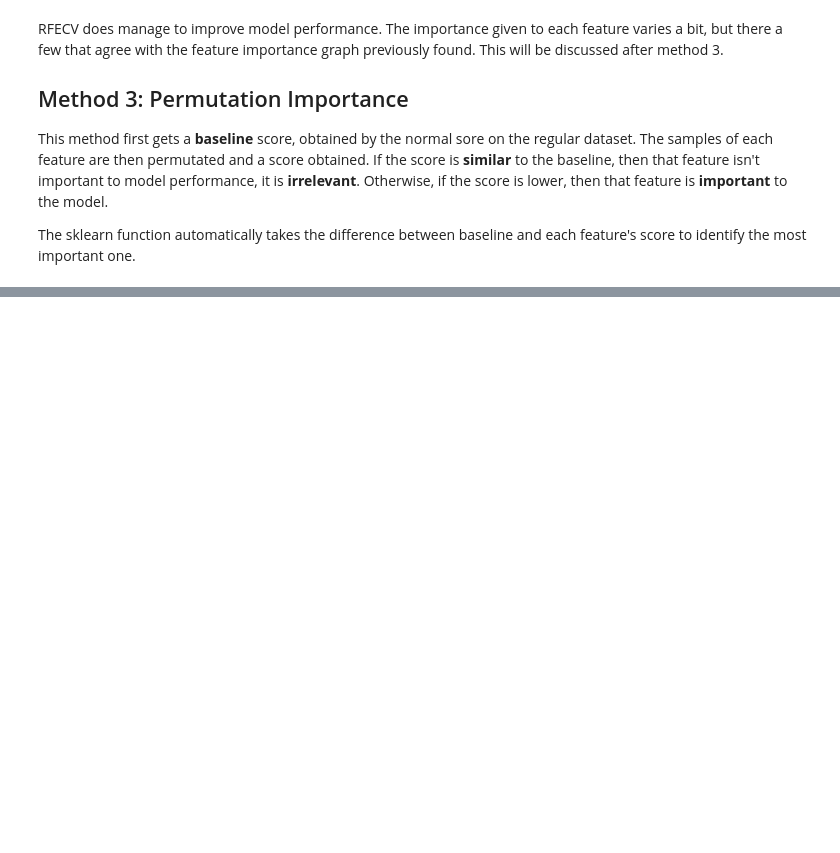
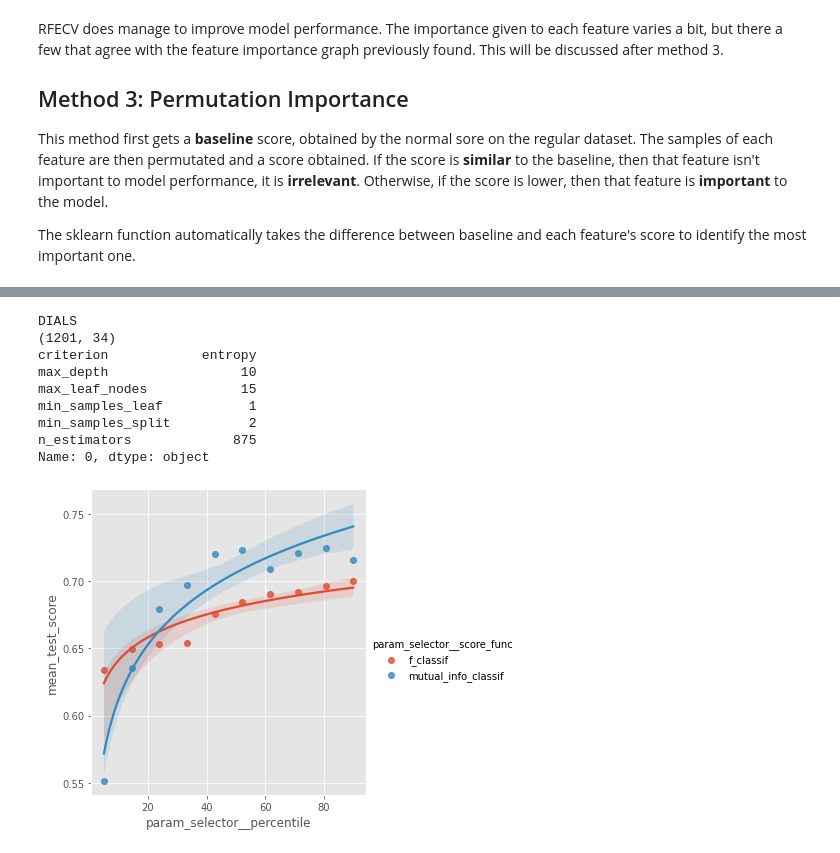
Before and after one commit to Sharkmas6/Diamond_ML, a Jupyter notebook: jupyter/updated/Feature Selection.ipynb, the cells around one changed output, grey strips where cells are left out. Saved outputs shown, nothing was run; the diff lists cells and outputs as text; code cells hidden in the pictures; blank space fills up the shorter version.

```diff
--- a/jupyter/updated/Feature Selection.ipynb
+++ b/jupyter/updated/Feature Selection.ipynb
@@ -798,0 +796,80 @@ I finally conclude that, from my experimentation so far, **these 11 features can
+# %%
+from sklearn.feature_selection import SelectPercentile, chi2, f_classif, mutual_info_classif
+from sklearn.model_selection import cross_val_score, GridSearchCV
+from sklearn.neighbors import LocalOutlierFactor as LOF
+
+seed = 1
+
+
+for db_kind, datum in data.items():
+    print(db_kind.upper())
+    r_etc = ["RMERGE_I", "RMERGE_DIFF_I", "RMEAS_I", "RMEAS_DIFF_I", "RPIM_I", "RPIM_DIFF_I"]
+    x, y = datum.unpack(drop_col=["DATASET_id", "SHELXC_CFOM", "SPACEGROUP"])
+
+
+    # take only untouched data
+    i = 1
+    mask = x["DATASET_NAME"] == i
+    x, y, = x[mask], y[mask]
+    x = x.drop(["DATASET_NAME"], axis=1)
+
+    # remove outliers
+    '''if db_kind == "dials":
+        liers = LOF(contamination=0.4).fit_predict(x)
+        mask = liers == 1
+        print(f"Dropped {1-mask.sum()/mask.size:.2%} samples")
+        x, y = x.loc[mask, :], y[mask]'''
+    print(x.shape)
+
+
+    # prepare best params
+    db_dir = fr"D:\Diamond\analysis\results\dataset_{i}\{db_kind}\confidence_threshold"
+    best_params = pd.read_csv(os.path.join(db_dir, "best_params_RandomForest.csv"), squeeze=True, index_col=0)
+    best_params.index = best_params.index.str.replace("clf__", "")
+    best_params.drop("max_features", inplace=True)
+    for ix, val in best_params.items():
+        try:
+            best_params[ix] = int(val)
+        except ValueError:
+            continue
+    print(best_params)
+    best_params = best_params.to_dict()
+
+    # setup parameter grids
+    param_grid = {"selector__percentile": np.linspace(5, 90, 10),
+                  "selector__score_func": [f_classif, mutual_info_classif]}
+
+
+    # create estimators, pipeline and gridsearch
+    seed = 1
+    scaler = StandardScaler()
+    selector = SelectPercentile()
+    clf = RandomForestClassifier(random_state=seed, class_weight="balanced", **best_params)
+    pipe = Pipeline([("scaler", scaler), ("selector", selector), ("clf", clf)])
+    search = GridSearchCV(pipe, param_grid, scoring="f1", n_jobs=4, cv=5)
+
+    # train grid search and get best parameters
+    # GridSearchCV uses cross-validation to train/test - fine to train on all data for accurate result
+    search.fit(x, y)
+    cv_results = pd.DataFrame(search.cv_results_)
+    cv_results["param_selector__score_func"] = cv_results["param_selector__score_func"].map(lambda func: func.__name__)
+    cv_results["param_selector__percentile"] = cv_results["param_selector__percentile"].astype(float)
+
+
+    # show results
+    sns.lmplot(data=cv_results, x="param_selector__percentile", y="mean_test_score", hue="param_selector__score_func", logx=True)
+    #ax.set_yscale('function', functions=(lambda a: a**2, lambda a: a**.5))
+    plt.show()
+
+    print("-"*60)
+# %% [output]
+DIALS
+(1201, 34)
+criterion            entropy
+max_depth                 10
+max_leaf_nodes            15
+min_samples_leaf           1
+min_samples_split          2
+n_estimators             875
+Name: 0, dtype: object
+[figure, added]
```
Also changed, not shown: parts of 13 cells of this notebook, 3 other files.
